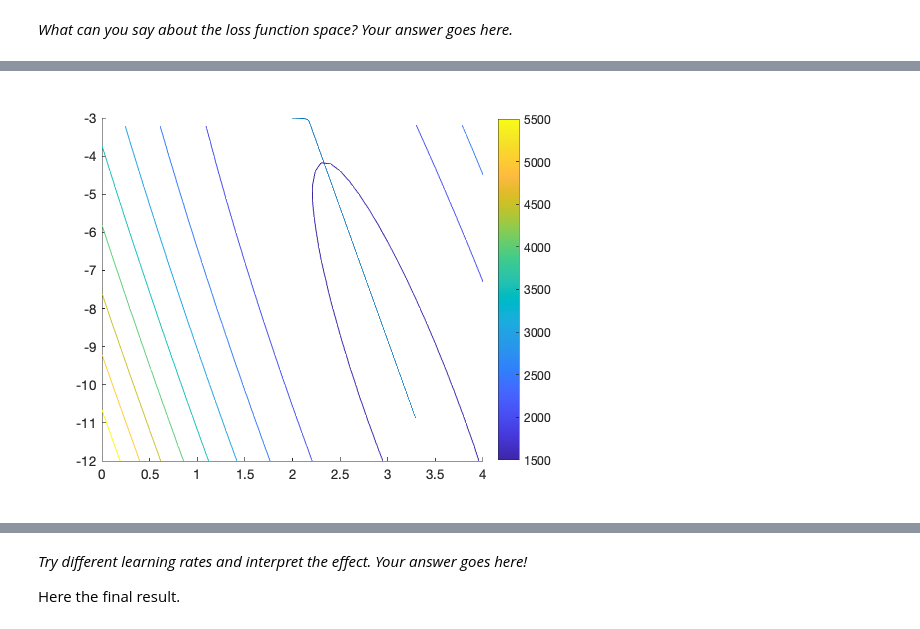
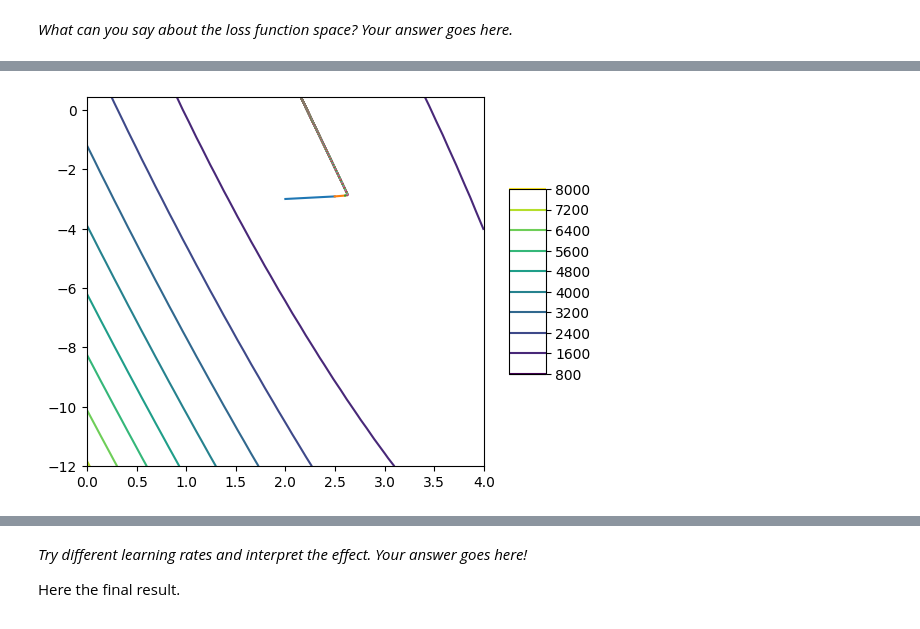
Before and after one commit to gundermann/DML_notebooks, a Jupyter notebook: assignments/assignment4 - Numerical Linear Regression.ipynb, the cells around one changed output, grey strips where cells are left out. Drawn from its saved outputs; the diff is of its cells as text; code cells hidden in the pictures.

```diff
--- a/assignments/assignment4 - Numerical Linear Regression.ipynb
+++ b/assignments/assignment4 - Numerical Linear Regression.ipynb
@@ -213,6 +213,7 @@ def plot3d(f,A,B,real3d):
         ax = fig.add_subplot(111)
         surf = ax.contour(A, B, Z, cmap='viridis')
         fig.colorbar(surf, shrink=0.5, aspect=5)
+    return fig, ax
 # %%
 f = lambda a,b: rss2(a,b,X,Y)
 
@@ -248,17 +249,13 @@ $$
 \end{aligned}
 $$
 # %%
-%%file grad_rss2.m
-function grad_w = grad_rss2(a, b, X, Y)
-    n = length(X);
-    grad_a = 0;
-    grad_b = 0;
-    for i=1:n
-        tmp = Y(i) - a*X(i) - b;
-        grad_a = grad_a + tmp *X(i);
-        grad_b = grad_b + tmp;
-    end
-    grad_a = -2*grad_a;
-    grad_b = -2*grad_b;
-    grad_w = [grad_a; grad_b];
-end
+def grad_rss2(a,b,X,Y):
+    n = len(X)
+    grad_a = 0
+    grad_b = 0
+    for i in range(n):
+        temp = (Y[i]-a*X[i]-b)
+        grad_a += temp*X[i]
+        grad_b += temp
+
+    return np.array([-2 * grad_a, -2 * grad_b])
@@ -297,11 +290,7 @@ Created file '/Users/wlomsi/Documents/ProjekteUni/Vorlesungen/ML 4DV660+4DV661+4
 # %%
-ff = @(a,b)(grad_rss2(a,b,X,Y));
-K = 1000;
-learning_eps = 0.001;
-%learning_eps = 0.0001;
-%learning_eps = 0.0025;
-%learning_eps = 0.00255;
-[as, bs] = grad_desc_rss2(K, a0, b0, learning_eps, f, ff, true);
-[as, bs].';
+ff = lambda a,b: grad_rss2(a,b,X,Y)
+K = 1000
+learning_eps = 0.001
+a_fitted, b_fitted = grad_desc_rss2(K, a0, b0, learning_eps, f, ff, True)
 # %% [output]
-[figure, old version]
+[figure, new version]
```
Also changed, not shown: parts of 12 cells of this notebook.
